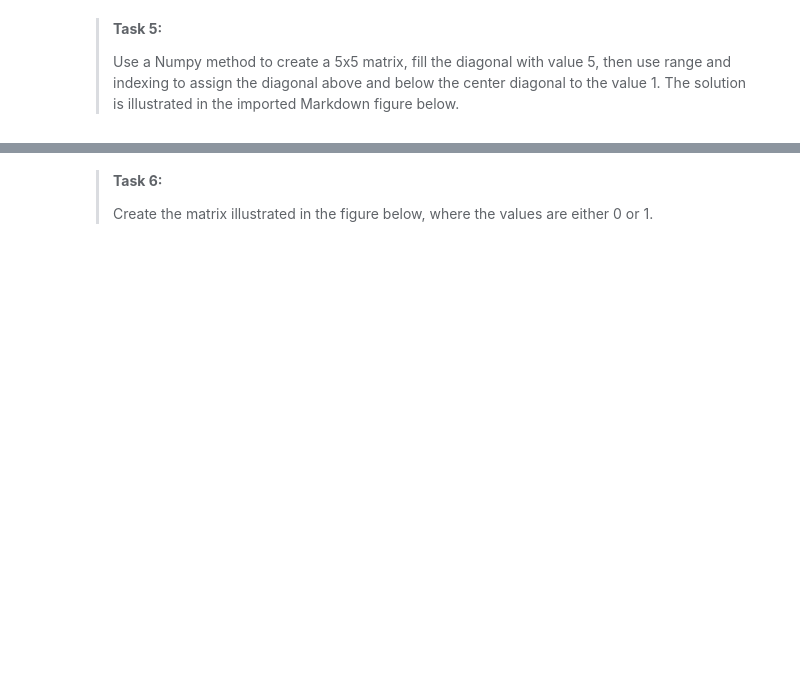
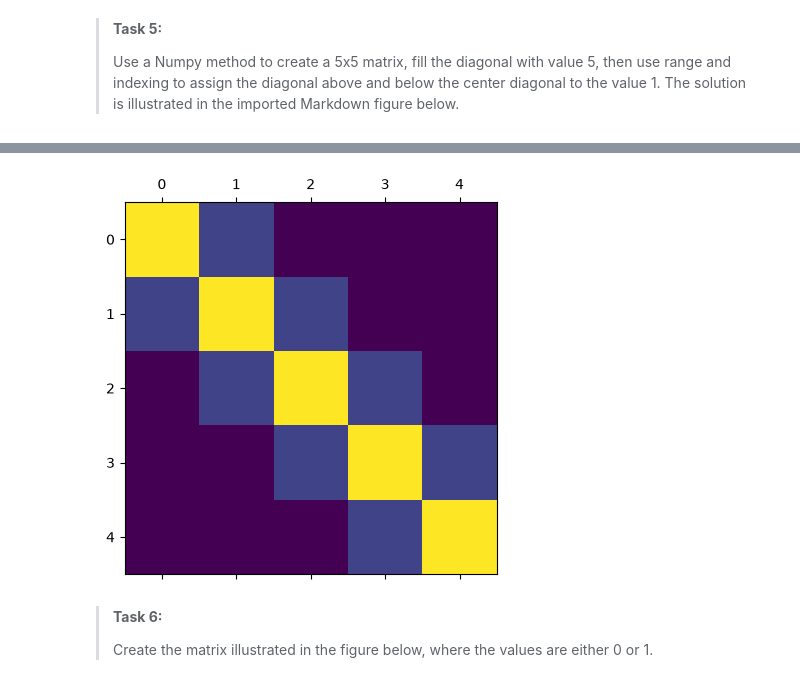
Before and after one commit to xrgerasimidi/WS1.2-Assignment_09092026, a Jupyter notebook: 6_filling_matrix.ipynb, the cells around one changed output, grey strips where cells are left out. Saved outputs shown, nothing was run; the diff lists cells and outputs as text; code cells hidden in the pictures; blank space fills up the shorter version.

```diff
--- a/6_filling_matrix.ipynb
+++ b/6_filling_matrix.ipynb
@@ -69,3 +67,14 @@ plt.show()
+# %%
+A75 = np.zeros((5, 5))
+np.fill_diagonal(A75, 5)
+
+A75[range(4), range(1, 5)] = 1
+A75[range(1, 5), range(4)] = 1
+
+plt.matshow(A75)
+plt.show()
+# %% [output]
+[figure, added]
 # %% [markdown]
 > **Task 6:**
 >
```
Also changed, not shown: parts of 11 cells of this notebook, 4 other files.
